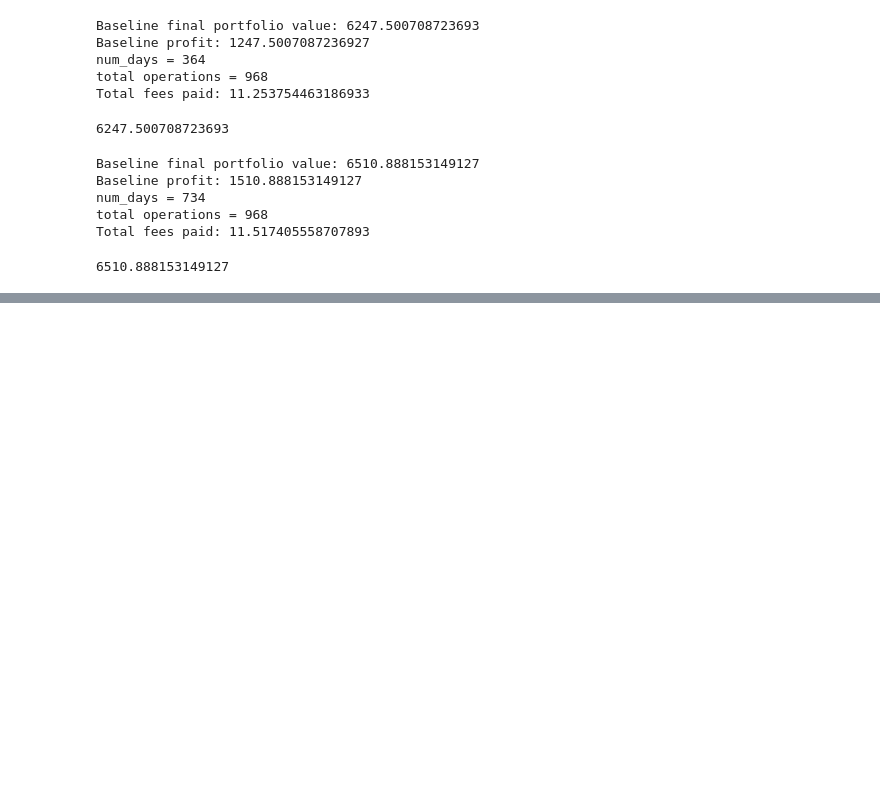
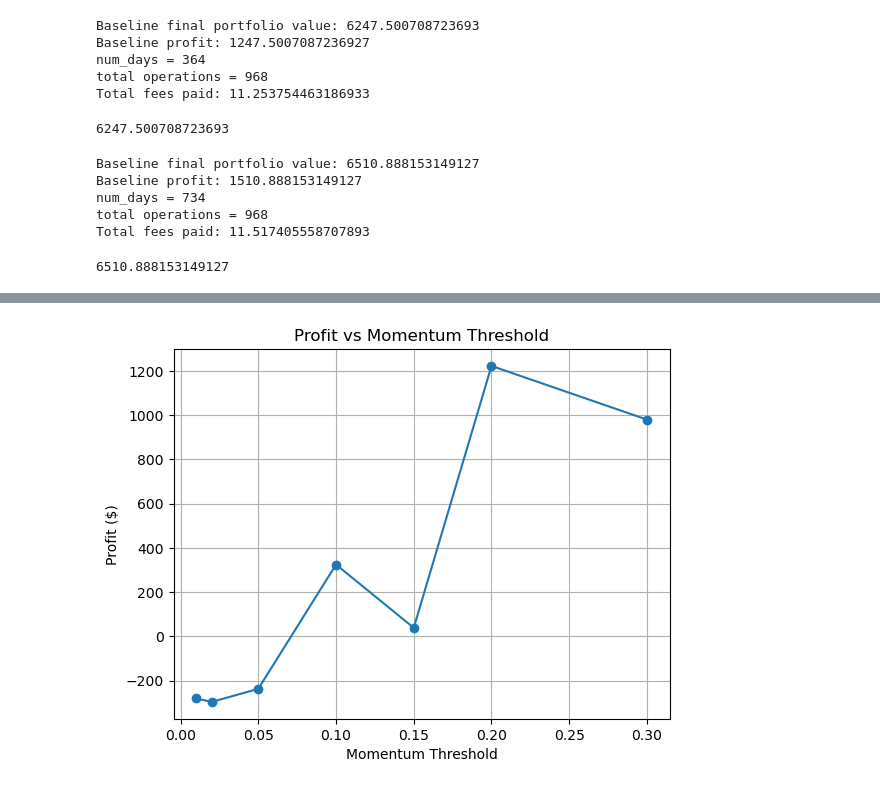
Before and after one commit to TheHamad2023/Stock-Agent, a Jupyter notebook: agent.ipynb, the cells around one changed output, grey strips where cells are left out. Saved outputs shown, nothing was run; the diff lists cells and outputs as text; code cells hidden in the pictures; blank space fills up the shorter version.

```diff
--- a/agent.ipynb
+++ b/agent.ipynb
@@ -777,0 +727,18 @@ Total profit: 807.6391835441291
+# %%
+results = []
+
+for t in [0.01, 0.02, 0.05, 0.1, 0.15, 0.2, 0.3]:
+    stats = simulate_market_at_day(364, 5000, 0.05, 0, 20, t)
+    results.append((t, stats["profit"]))
+
+df_t = pd.DataFrame(results, columns=["Threshold", "Profit"])
+
+plt.figure()
+plt.plot(df_t["Threshold"], df_t["Profit"], marker='o')
+plt.title("Profit vs Momentum Threshold")
+plt.xlabel("Momentum Threshold")
+plt.ylabel("Profit ($)")
+plt.grid(True)
+plt.show()
+# %% [output]
+[figure, added]
```
Also changed, not shown: parts of 13 cells of this notebook.
